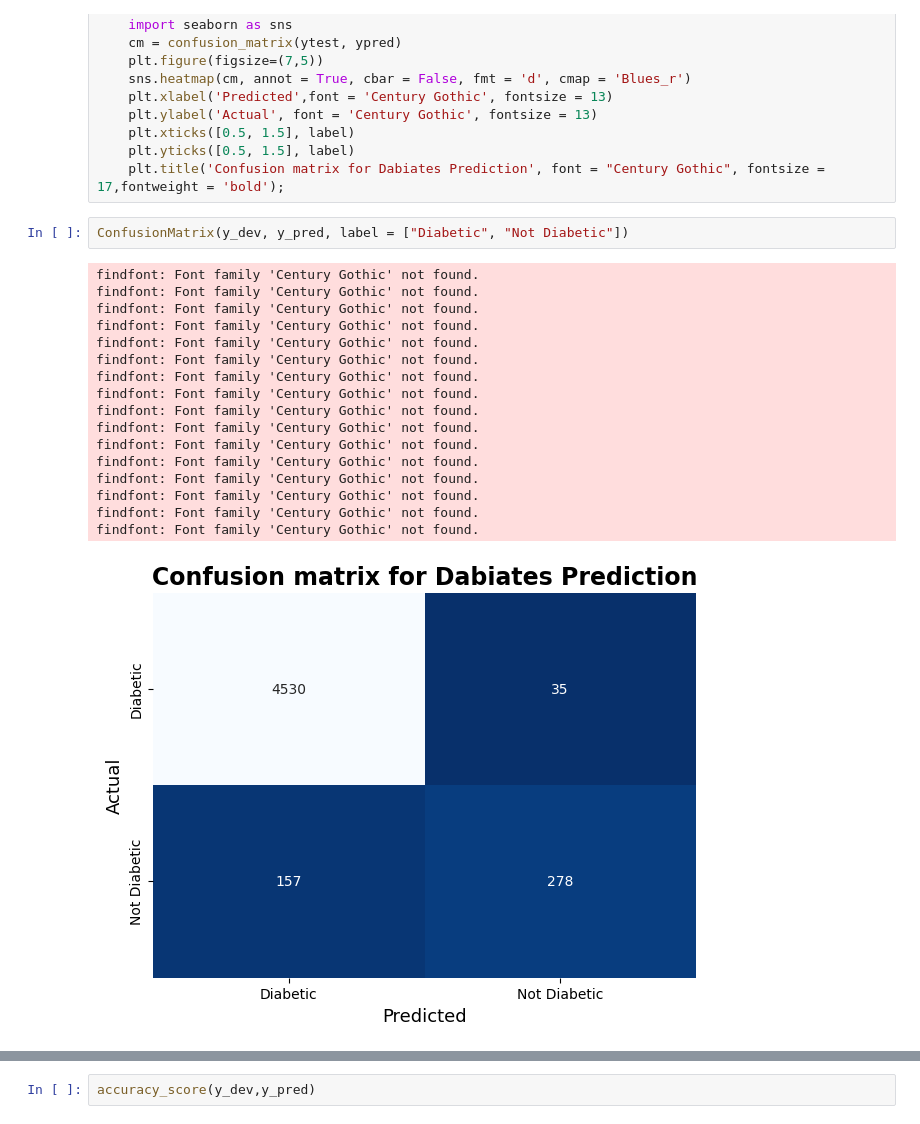
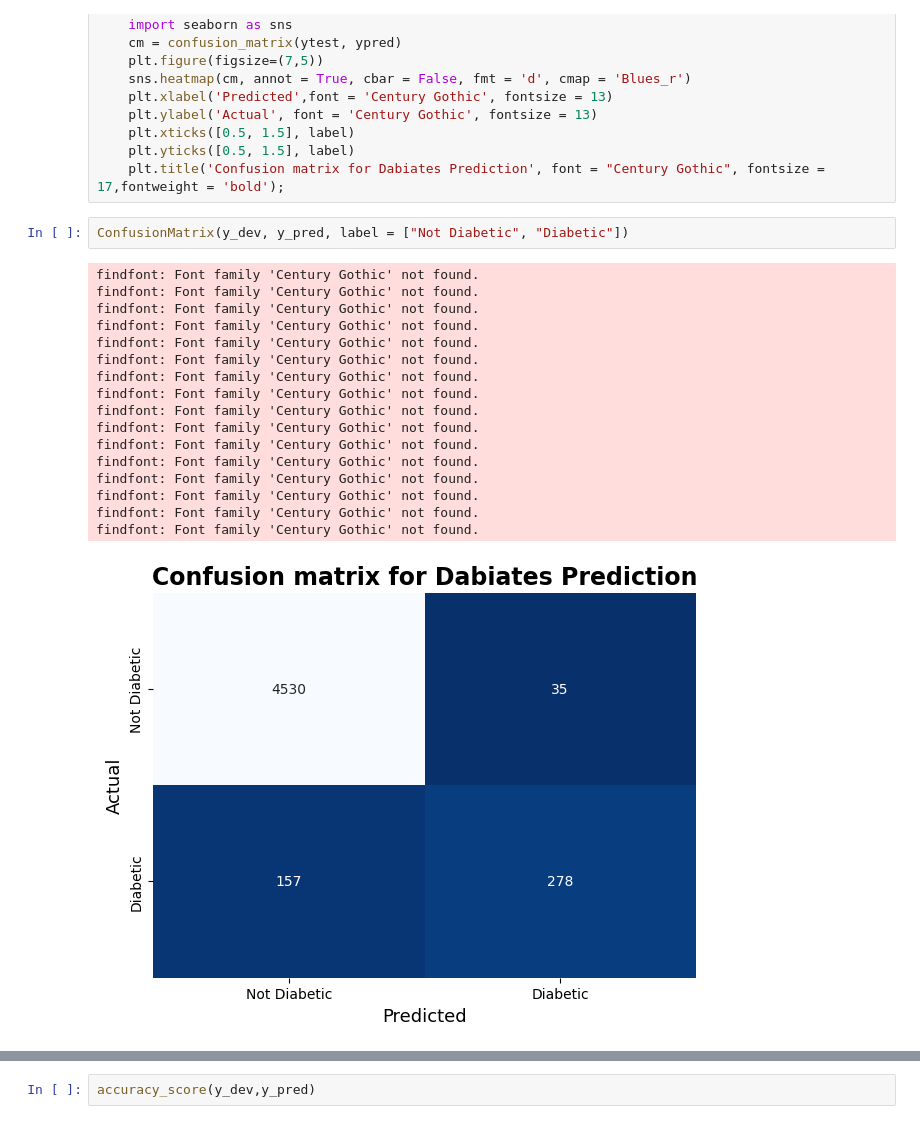
Before and after one commit to AISaturdaysLagos/Cohort8-Team-Template, a Jupyter notebook: app/server/notebook/base_model.ipynb, the cells around one changed output, grey strips where cells are left out. Saved outputs shown, nothing was run; the diff lists cells and outputs as text.

Commit message:
adjusted confusion matrix for model evalution

```diff
--- a/app/server/notebook/base_model.ipynb
+++ b/app/server/notebook/base_model.ipynb
@@ -275,22 +287,22 @@ def ConfusionMatrix(ytest, ypred, label: [str, str] = ["Negative", "Positive"]):
     plt.yticks([0.5, 1.5], label)
     plt.title('Confusion matrix for Dabiates Prediction', font = "Century Gothic", fontsize = 17,fontweight = 'bold');
 # %%
-ConfusionMatrix(y_dev, y_pred, label = ["Diabetic", "Not Diabetic"])
+ConfusionMatrix(y_dev, y_pred, label = ["Not Diabetic", "Diabetic"])
 # %% [output]
 findfont: Font family 'Century Gothic' not found.
 findfont: Font family 'Century Gothic' not found.
 findfont: Font family 'Century Gothic' not found.
 findfont: Font family 'Century Gothic' not found.
 findfont: Font family 'Century Gothic' not found.
 findfont: Font family 'Century Gothic' not found.
 findfont: Font family 'Century Gothic' not found.
 findfont: Font family 'Century Gothic' not found.
 findfont: Font family 'Century Gothic' not found.
 findfont: Font family 'Century Gothic' not found.
 findfont: Font family 'Century Gothic' not found.
 findfont: Font family 'Century Gothic' not found.
 findfont: Font family 'Century Gothic' not found.
 findfont: Font family 'Century Gothic' not found.
 findfont: Font family 'Century Gothic' not found.
 findfont: Font family 'Century Gothic' not found.
-[figure, old version]
+[figure, new version]
```
Also changed, not shown: parts of 4 cells of this notebook, 1 other file.
